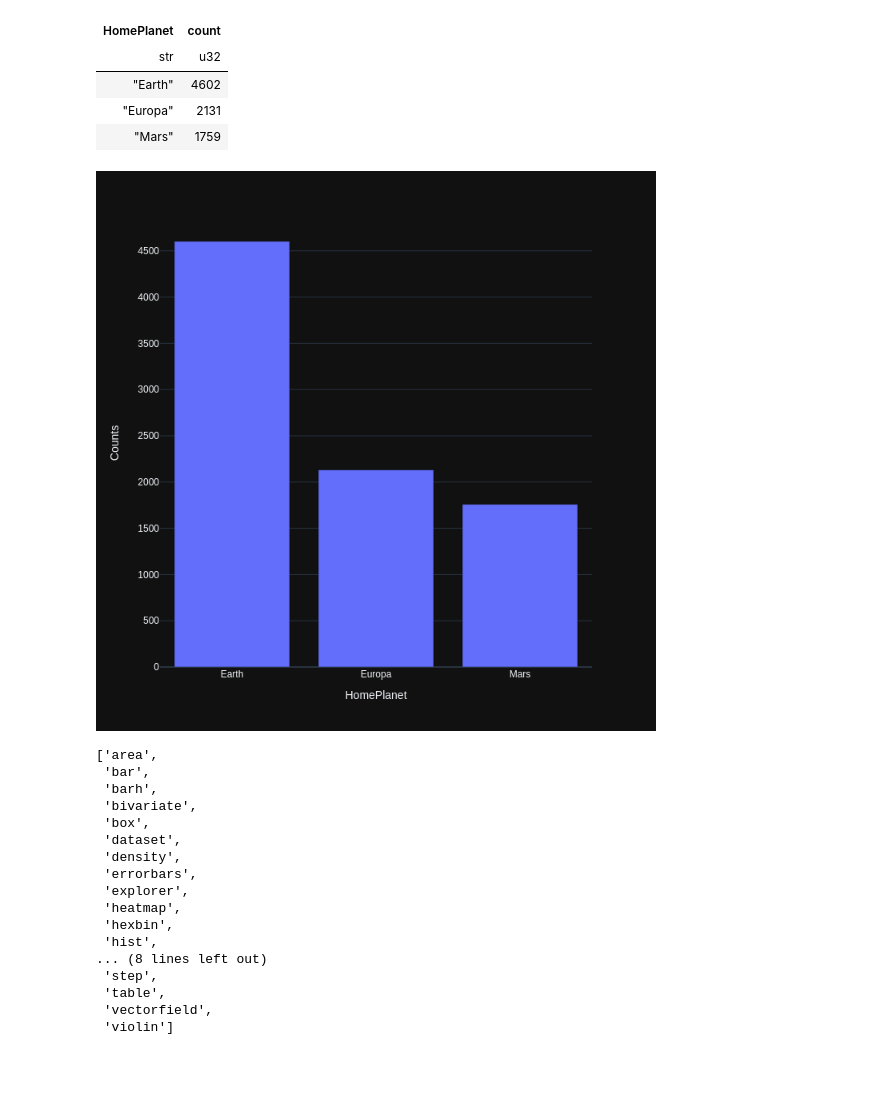
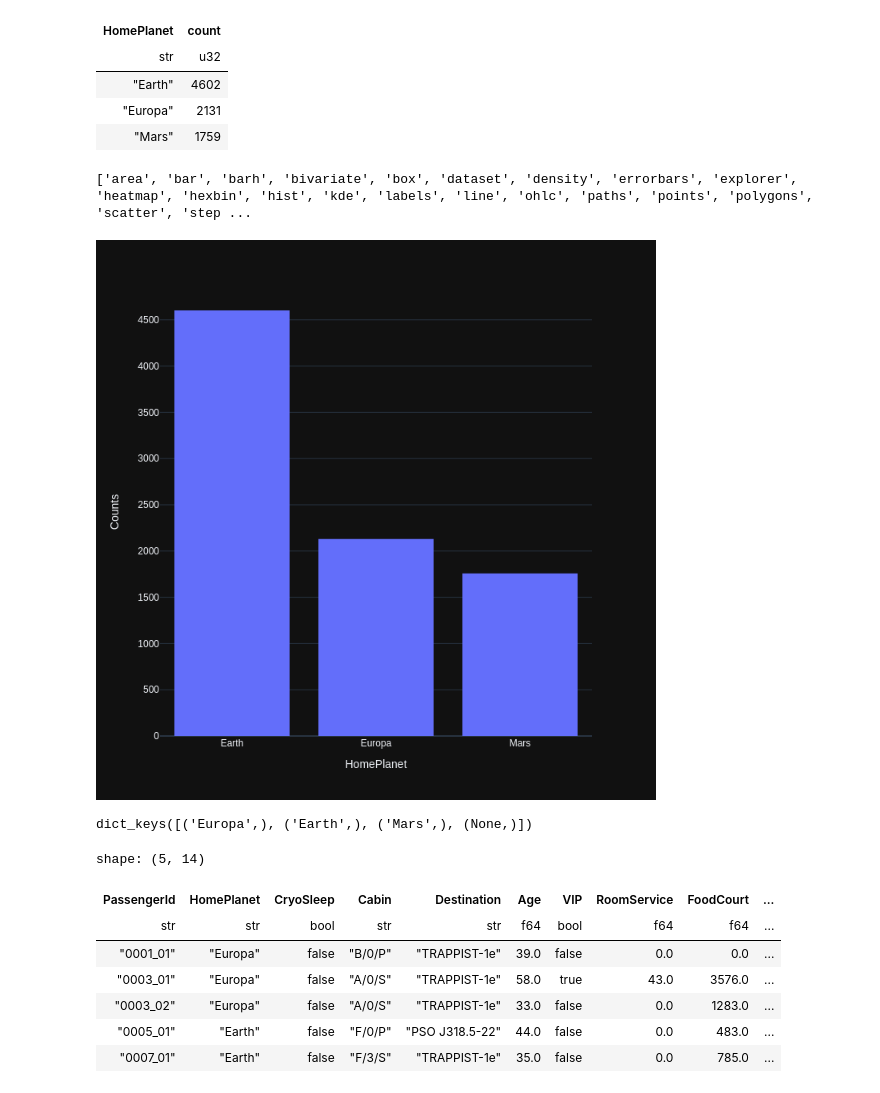
Before and after one commit to h4ck4l1/datasets, a Jupyter notebook: credit_risk/polars_practice/polars_practice.ipynb, the cells around one changed output. Saved outputs shown, nothing was run; the diff lists cells and outputs as text; code cells hidden in the pictures; blank space fills up the shorter version.

```diff
--- a/credit_risk/polars_practice/polars_practice.ipynb
+++ b/credit_risk/polars_practice/polars_practice.ipynb
@@ -1123,37 +1123,45 @@ shape: (3, 2)
 | "Earth" | 4602 |
 | "Europa" | 2131 |
 | "Mars" | 1759 |
-# %%
-(
-    px.bar(
-        x=home_planet_counts.select("HomePlanet").to_series(),
-        y=home_planet_counts.select("count").to_series()
-    )
-    .update_layout(showlegend=True,height=700)
-    .update_yaxes(title="Counts")
-    .update_xaxes(title="HomePlanet")
-    .show("png")
-)
-# %% [output]
-[figure, removed]
 # %%
 # Available plots
-list(_ for _ in dir(df_eager.plot) if not _.startswith("_"))
+print(list(_ for _ in dir(df_eager.plot) if not _.startswith("_")),end="")
 # %% [output]
-['area',
- 'bar',
- 'barh',
- 'bivariate',
- 'box',
- 'dataset',
- 'density',
- 'errorbars',
- 'explorer',
- 'heatmap',
- 'hexbin',
- 'hist',
-... (8 lines left out)
- 'step',
- 'table',
- 'vectorfield',
- 'violin']
+['area', 'bar', 'barh', 'bivariate', 'box', 'dataset', 'density', 'errorbars', 'explorer', 'heatmap', 'hexbin', 'hist', 'kde', 'labels', 'line', 'ohlc', 'paths', 'points', 'polygons', 'scatter', 'step ...
+# %%
+(
+    px.histogram(df_eager,x="HomePlanet")
+    .update_layout(height=700)
+    .update_yaxes(title="Counts")
+    .update_xaxes(title="HomePlanet",categoryorder="total descending")
+    .show("png")
+)
+# %% [output]
+[figure, added]
+# %%
+(
+    df_eager
+    .partition_by(
+        by=["HomePlanet"],
+        as_dict=True
+    )
+).keys()
+# %% [output]
+dict_keys([('Europa',), ('Earth',), ('Mars',), (None,)])
+# %%
+(
+    df_eager
+    .filter(
+        (pl.col("Age") > 30) & (pl.col("CryoSleep") == True).not_()
+    )
+    .head()
+)
+# %% [output]
+shape: (5, 14)
+| PassengerId | HomePlanet | CryoSleep | Cabin | Destination | Age | VIP | RoomService | FoodCourt | ... |
+| str | str | bool | str | str | f64 | bool | f64 | f64 | ... |
+| "0001_01" | "Europa" | false | "B/0/P" | "TRAPPIST-1e" | 39.0 | false | 0.0 | 0.0 | ... |
+| "0003_01" | "Europa" | false | "A/0/S" | "TRAPPIST-1e" | 58.0 | true | 43.0 | 3576.0 | ... |
+| "0003_02" | "Europa" | false | "A/0/S" | "TRAPPIST-1e" | 33.0 | false | 0.0 | 1283.0 | ... |
+| "0005_01" | "Earth" | false | "F/0/P" | "PSO J318.5-22" | 44.0 | false | 0.0 | 483.0 | ... |
+| "0007_01" | "Earth" | false | "F/3/S" | "TRAPPIST-1e" | 35.0 | false | 0.0 | 785.0 | ... |
```
Also changed, not shown: parts of 6 cells of this notebook.
